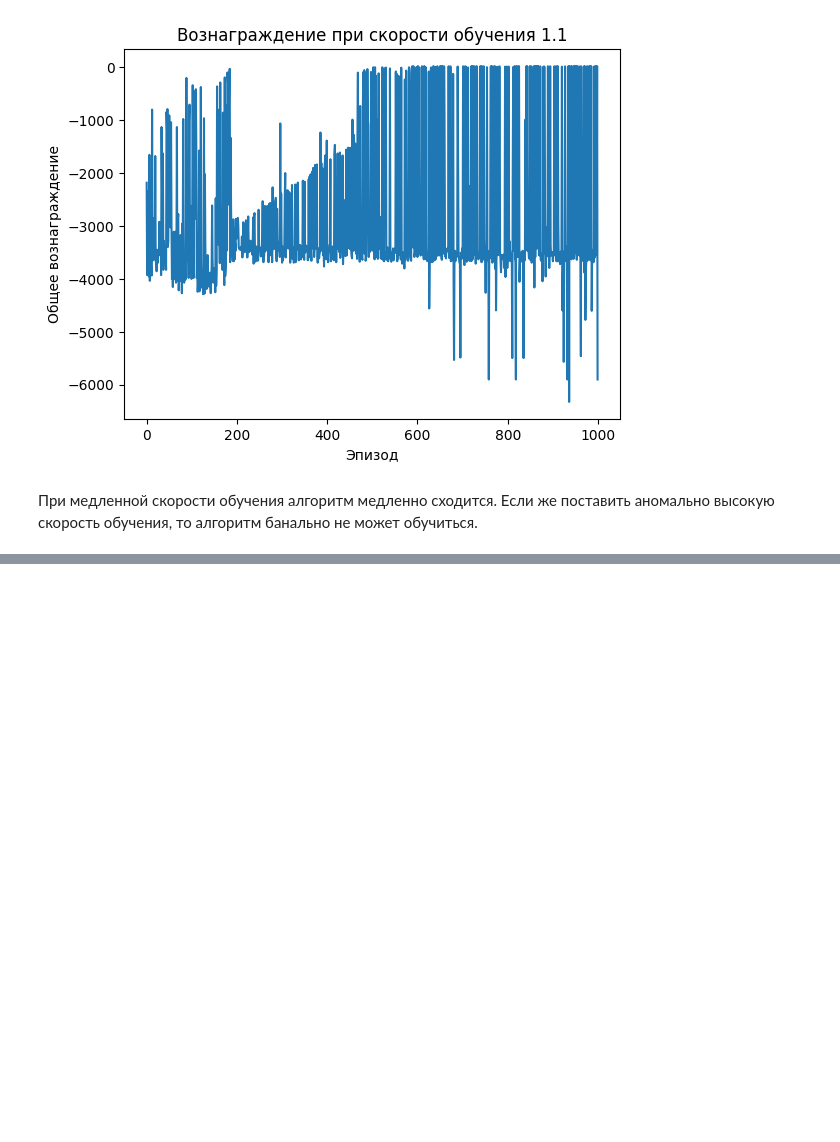
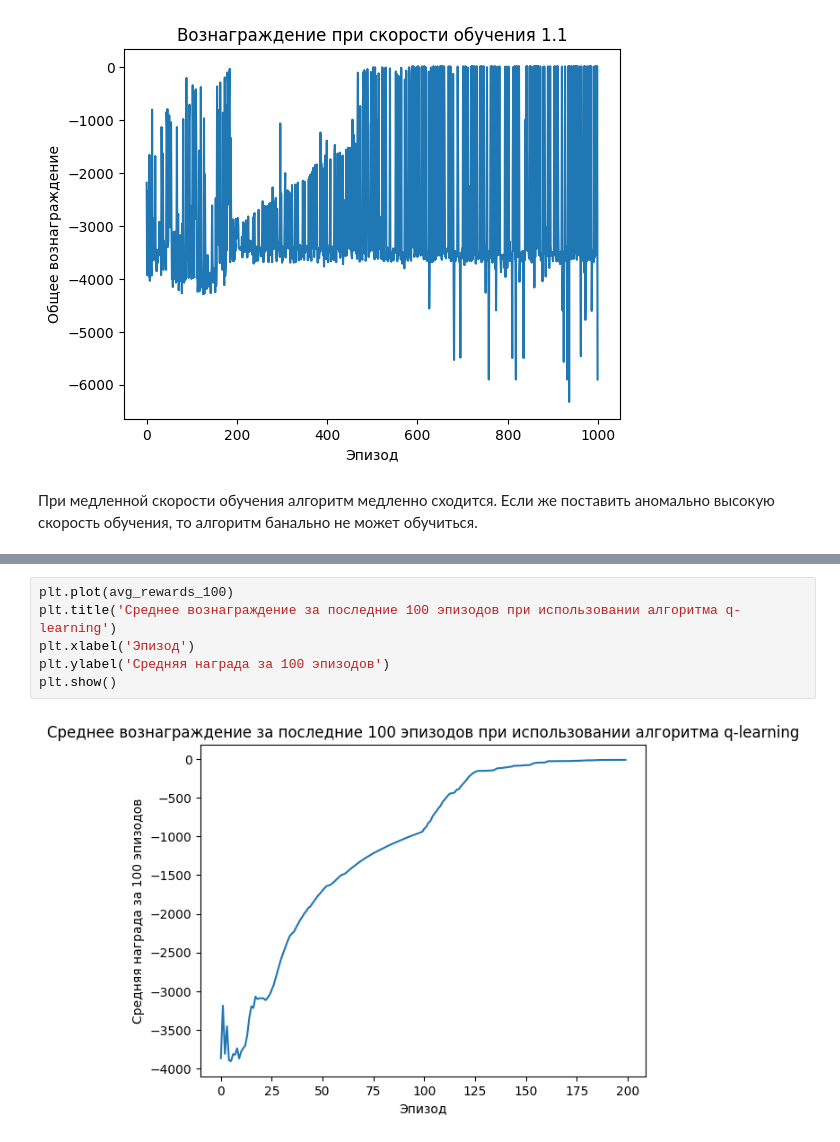
Before and after one commit to Rus9519/rl_otus, a Jupyter notebook: homework/01_discrete.ipynb, the cells around one changed output, grey strips where cells are left out. Cells and saved outputs as stored; diff of their text form; blank space fills up the shorter version.

```diff
--- a/homework/01_discrete.ipynb
+++ b/homework/01_discrete.ipynb
@@ -262,0 +306,8 @@ plt.show()
+# %%
+plt.plot(avg_rewards_100)
+plt.title('Среднее вознаграждение за последние 100 эпизодов при использовании алгоритма q-learning')
+plt.xlabel('Эпизод')
+plt.ylabel('Средняя награда за 100 эпизодов')
+plt.show()
+# %% [output]
+[figure, added]
```
Also changed, not shown: parts of 10 cells of this notebook.
